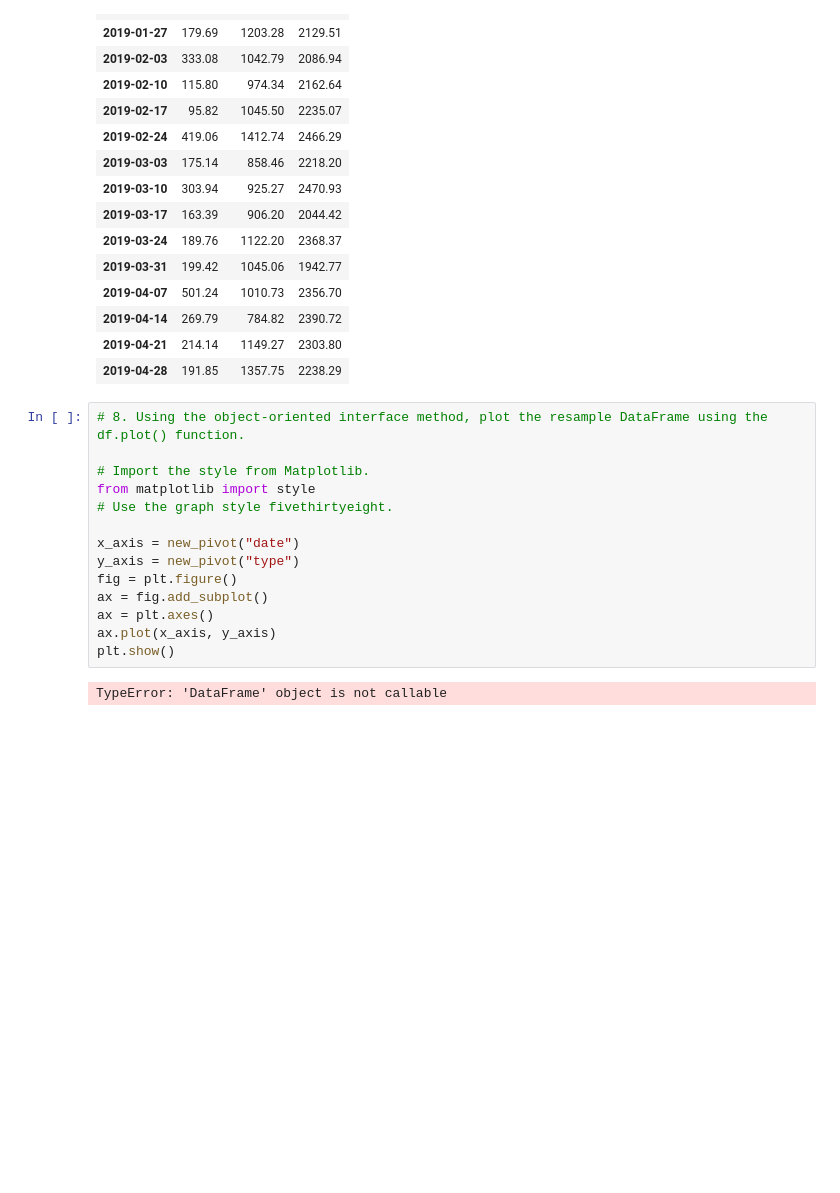
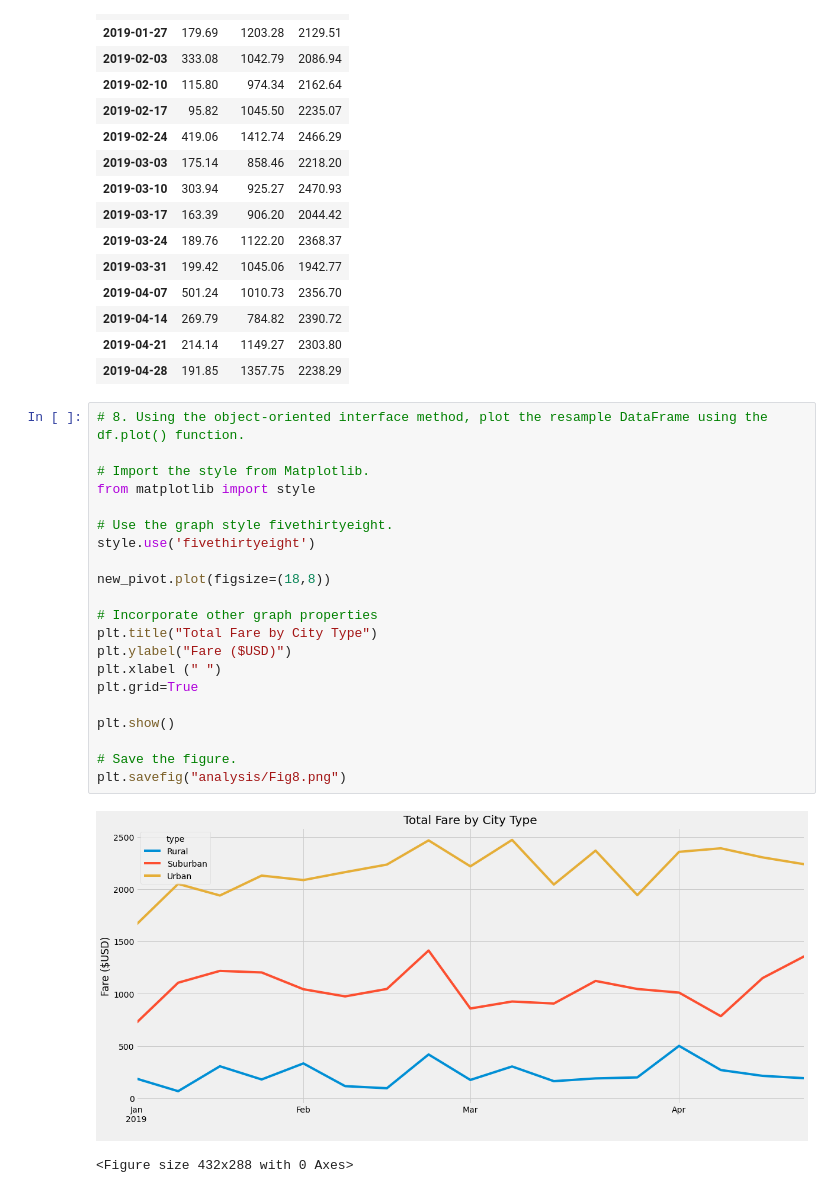
Before and after one commit to pahlor/PyBer_Analysis, a Jupyter notebook: PyBer_Challenge.ipynb, the cells around one changed output. Cells and saved outputs as stored; diff of their text form; blank space fills up the shorter version.

```diff
--- a/PyBer_Challenge.ipynb
+++ b/PyBer_Challenge.ipynb
@@ -265,16 +266,24 @@ new_pivot
 # %%
 # 8. Using the object-oriented interface method, plot the resample DataFrame using the df.plot() function.
 
 # Import the style from Matplotlib.
 from matplotlib import style
+
 # Use the graph style fivethirtyeight.
+style.use('fivethirtyeight')
 
-x_axis = new_pivot("date")
-y_axis = new_pivot("type")
-fig = plt.figure()
-ax = fig.add_subplot()
-ax = plt.axes()
-ax.plot(x_axis, y_axis)
+new_pivot.plot(figsize=(18,8))
+
+# Incorporate other graph properties
+plt.title("Total Fare by City Type")
+plt.ylabel("Fare ($USD)")
+plt.xlabel (" ")
+plt.grid=True
+
 plt.show()
+
+# Save the figure.
+plt.savefig("analysis/Fig8.png")
 # %% [output]
+[figure, added]
-TypeError: 'DataFrame' object is not callable
+<Figure size 432x288 with 0 Axes>
```
Also changed, not shown: parts of 2 cells of this notebook.
